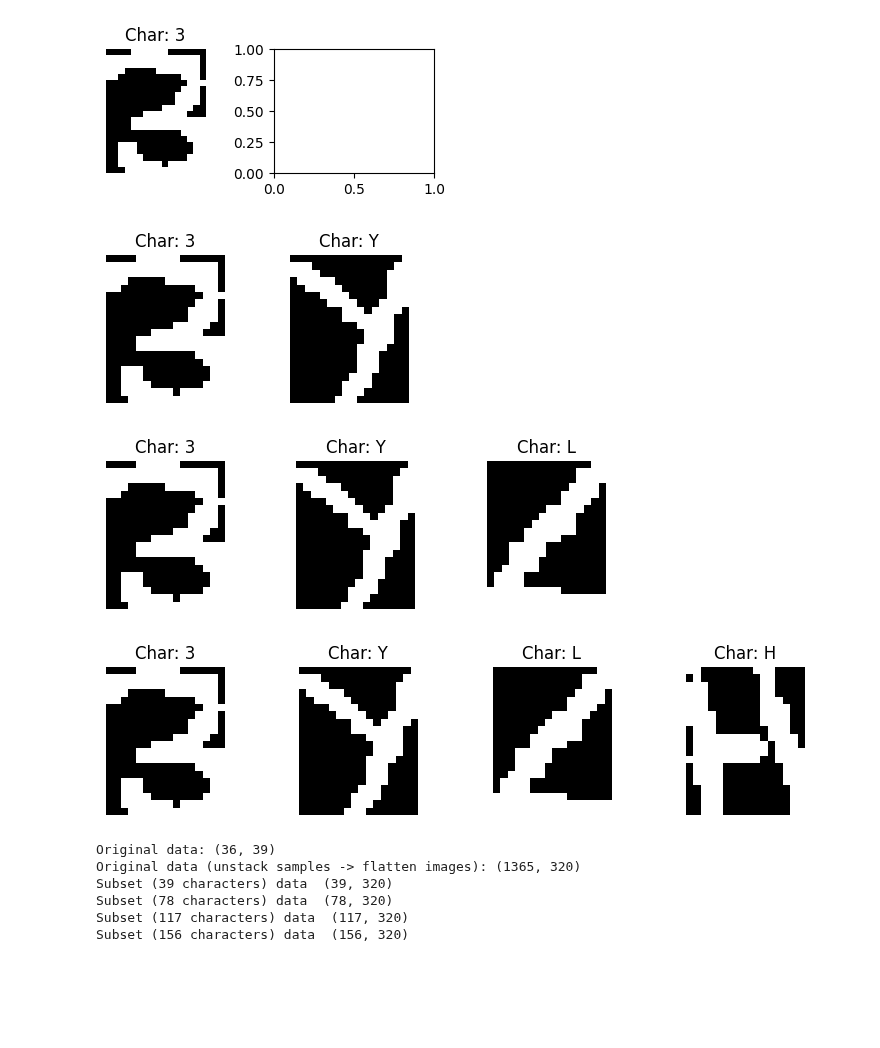
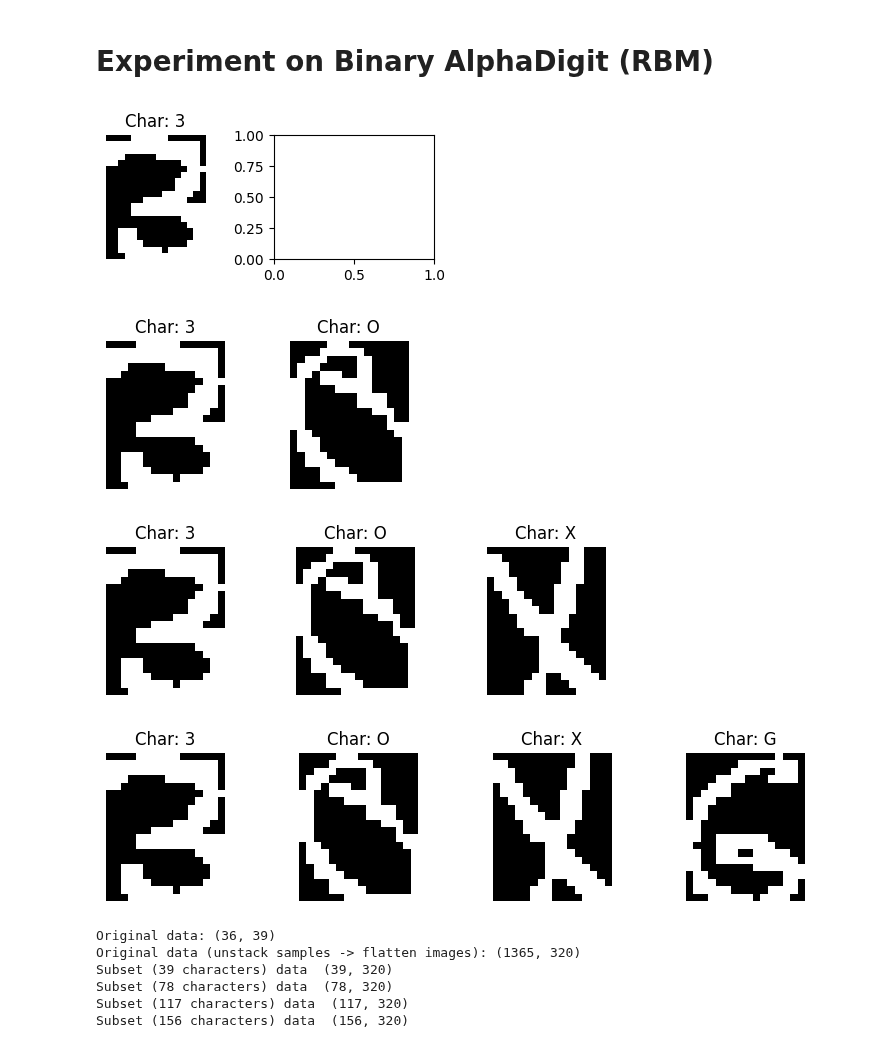
Before and after one commit to Yedson54/DeepLearning2-Project-M2DS, a Jupyter notebook: notebook/rbm_alpha.ipynb, the cells around one changed output. Drawn from its saved outputs; the diff is of its cells as text; code cells hidden in the pictures; blank space fills up the shorter version.

```diff
--- a/notebook/rbm_alpha.ipynb
+++ b/notebook/rbm_alpha.ipynb
@@ -1,3 +1,5 @@
+# %% [markdown]
+# Experiment on Binary AlphaDigit (RBM)
 # %%
 # Import.
 import os
@@ -27,31 +27,31 @@ SEED = 42
 # %%
 alphadigit = load_alphadigit(ALPHA_DIGIT_PATH)
 
 chars_1 = [3]
-chars_2 = chars_1 + ["Y"]
-chars_3 = chars_2 + ["L"]
-chars_4 = chars_3 + ["H"]
+chars_2 = chars_1 + ["O"]
+chars_3 = chars_2 + ["X"]
+chars_4 = chars_3 + ["G"]
 chars_list = [chars_1, chars_2, chars_3, chars_4]
 data_alphas = [
     read_alpha_digit(chars, data=alphadigit, use_data=True)
     for chars in [chars_1, chars_2, chars_3, chars_4]
 ]
 
 all_chars = np.arange(0, 35).tolist()
 alphadigit_data = read_alpha_digit(all_chars, data=alphadigit, use_data=True) # read all characters
 
 for chars, data_alpha in zip(chars_list, data_alphas):
     plot_characters_alphadigit(chars, data_alpha)
 
 print("Original data:", alphadigit.shape)
 print("Original data (unstack samples -> flatten images):", alphadigit_data.shape)
 for i, data_alpha in enumerate(data_alphas):
     print(f"Subset ({len(data_alpha)} characters) data ", data_alpha.shape)
 # %% [output]
 [figure]
-[figure, old version]
+[figure, new version]
-[figure, old version]
+[figure, new version]
-[figure, old version]
+[figure, new version]
 Original data: (36, 39)
 Original data (unstack samples -> flatten images): (1365, 320)
 Subset (39 characters) data  (39, 320)
```
Also changed, not shown: parts of 4 cells of this notebook, 3 other files.
